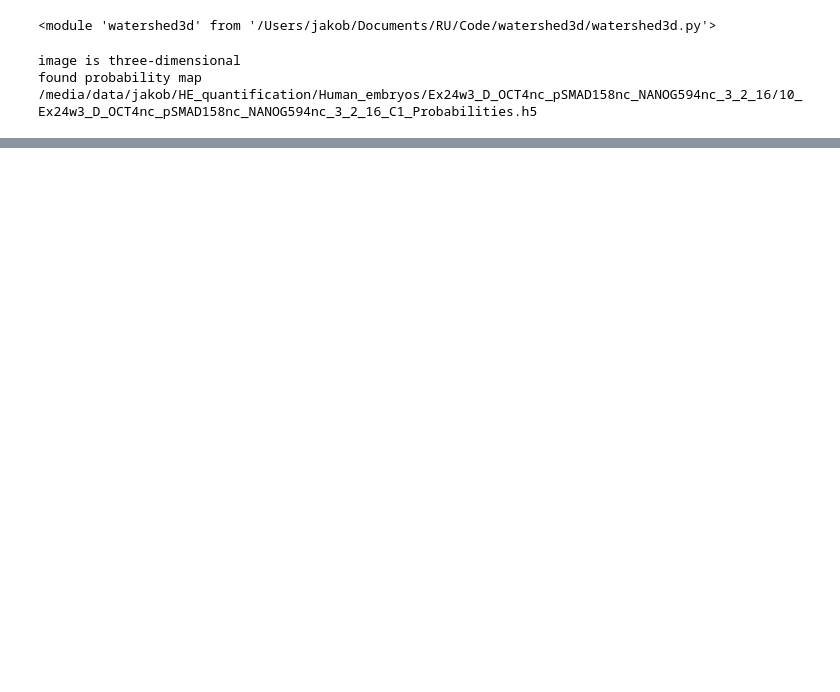
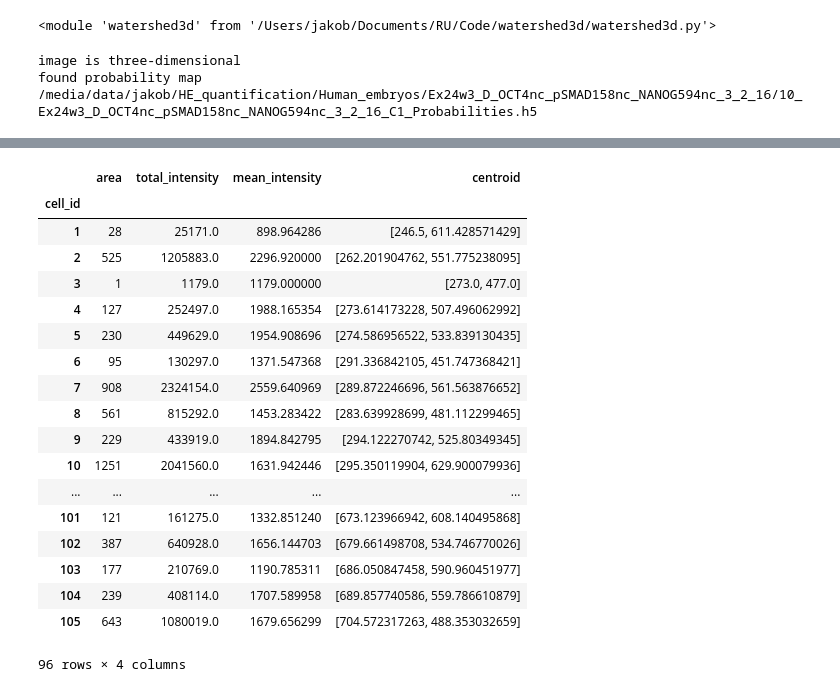
Before and after one commit to jjmetzger/stemcell_segmentation, a Jupyter notebook: HE_quantification.ipynb, the cells around one changed output, grey strips where cells are left out. Cells and saved outputs as stored; diff of their text form; code cells hidden in the pictures; blank space fills up the shorter version.

```diff
--- a/HE_quantification.ipynb
+++ b/HE_quantification.ipynb
@@ -38,0 +41,22 @@ w.show_segmentation(z=10)
+# %%
+w.df
+# %% [output]
+|  | area | total_intensity | mean_intensity | centroid |
+| cell_id |  |  |  |  |
+| 1 | 28 | 25171.0 | 898.964286 | [246.5, 611.428571429] |
+| 2 | 525 | 1205883.0 | 2296.920000 | [262.201904762, 551.775238095] |
+| 3 | 1 | 1179.0 | 1179.000000 | [273.0, 477.0] |
+| 4 | 127 | 252497.0 | 1988.165354 | [273.614173228, 507.496062992] |
+| 5 | 230 | 449629.0 | 1954.908696 | [274.586956522, 533.839130435] |
+| 6 | 95 | 130297.0 | 1371.547368 | [291.336842105, 451.747368421] |
+| 7 | 908 | 2324154.0 | 2559.640969 | [289.872246696, 561.563876652] |
+| 8 | 561 | 815292.0 | 1453.283422 | [283.639928699, 481.112299465] |
+| 9 | 229 | 433919.0 | 1894.842795 | [294.122270742, 525.80349345] |
+| 10 | 1251 | 2041560.0 | 1631.942446 | [295.350119904, 629.900079936] |
+| ... | ... | ... | ... | ... |
+| 101 | 121 | 161275.0 | 1332.851240 | [673.123966942, 608.140495868] |
+| 102 | 387 | 640928.0 | 1656.144703 | [679.661498708, 534.746770026] |
+| 103 | 177 | 210769.0 | 1190.785311 | [686.050847458, 590.960451977] |
+| 104 | 239 | 408114.0 | 1707.589958 | [689.857740586, 559.786610879] |
+| 105 | 643 | 1080019.0 | 1679.656299 | [704.572317263, 488.353032659] |
+96 rows × 4 columns
```
Also changed, not shown: parts of 5 cells of this notebook, 4 other files.
